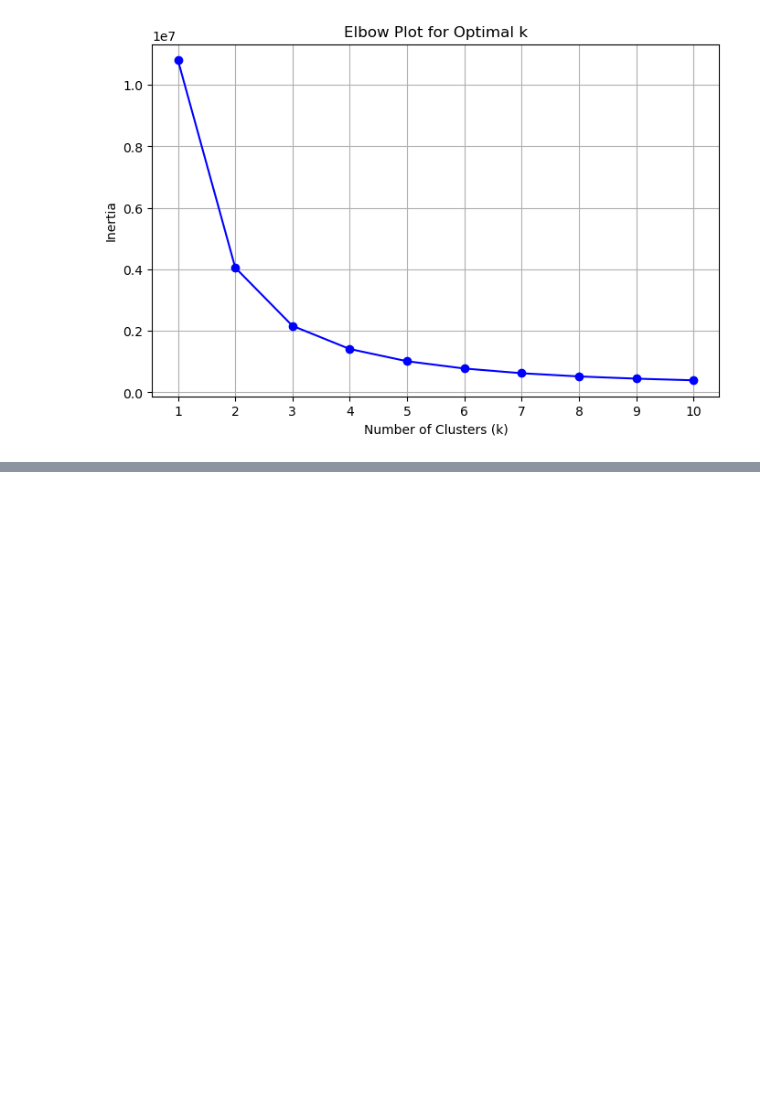
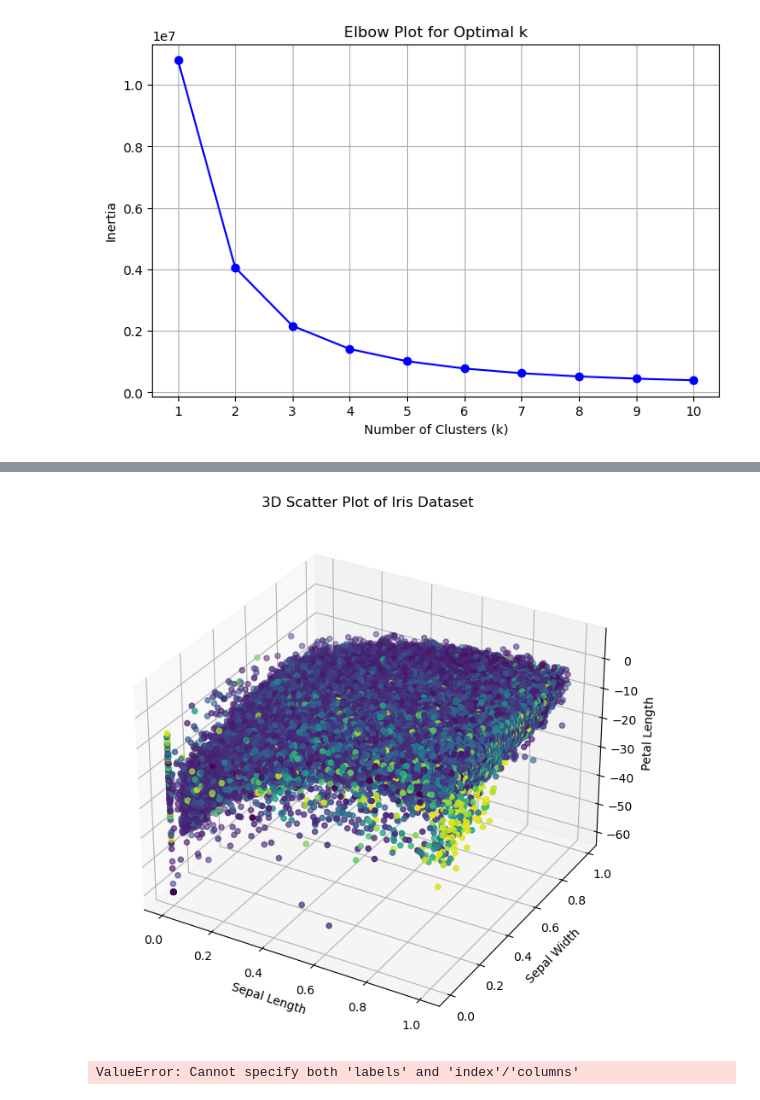
Before and after one commit to budgethp/ML, a Jupyter notebook: Semester 2/Untitled3.ipynb, the cells around one changed output, grey strips where cells are left out. Saved outputs shown, nothing was run; the diff lists cells and outputs as text; code cells hidden in the pictures; blank space fills up the shorter version.

```diff
--- a/Semester 2/Untitled3.ipynb
+++ b/Semester 2/Untitled3.ipynb
@@ -492,0 +502,27 @@ KeyboardInterrupt:
+# %%
+import matplotlib.pyplot as plt
+from mpl_toolkits.mplot3d import Axes3D
+import seaborn as sns
+import pandas as pd
+
+# Load a sample dataset (replace with your data)
+
+# Create the 3D figure and axes
+fig = plt.figure(figsize=(10, 8))
+ax = fig.add_subplot(111, projection='3d')
+
+# Scatter plot
+ax.scatter(df['energy'], df['danceability'], df['loudness'], c=df['liveness'], cmap='viridis', marker='o')
+
+# Set labels
+ax.set_xlabel('Sepal Length')
+ax.set_ylabel('Sepal Width')
+ax.set_zlabel('Petal Length')
+
+# Add title
+ax.set_title('3D Scatter Plot of Iris Dataset')
+
+# Show the plot
+plt.show()
+# %% [output]
+[figure, added]
@@ -492,0 +552,28 @@ KeyboardInterrupt:
+# %%
+from sklearn.cluster import DBSCAN
+import numpy as np
+import pandas as pd
+# Sample data
+df = pd.read_csv('tracks.csv')
+df2 = df.drop("id","name",'artists','id_artists','release_date')
+# DBSCAN clustering
+dbscan = DBSCAN(eps=1, min_samples=2)
+clusters = dbscan.fit_predict(df2)
+
+# Print cluster labels
+print(clusters)
+# Output: [ 0  0 -1  1  0  1]
+# -1 represents noise points
+
+# Access cluster assignments for each data point
+labels = dbscan.labels_
+
+# Number of clusters, ignoring noise if present.
+n_clusters = len(set(labels)) - (1 if -1 in labels else 0)
+print(f'Estimated number of clusters: {n_clusters}')
+
+# Get the core samples
+core_samples_mask = np.zeros_like(labels, dtype=bool)
+core_samples_mask[dbscan.core_sample_indices_] = True
+# %% [output]
+ValueError: Cannot specify both 'labels' and 'index'/'columns'
```
Also changed, not shown: parts of 4 cells of this notebook.
